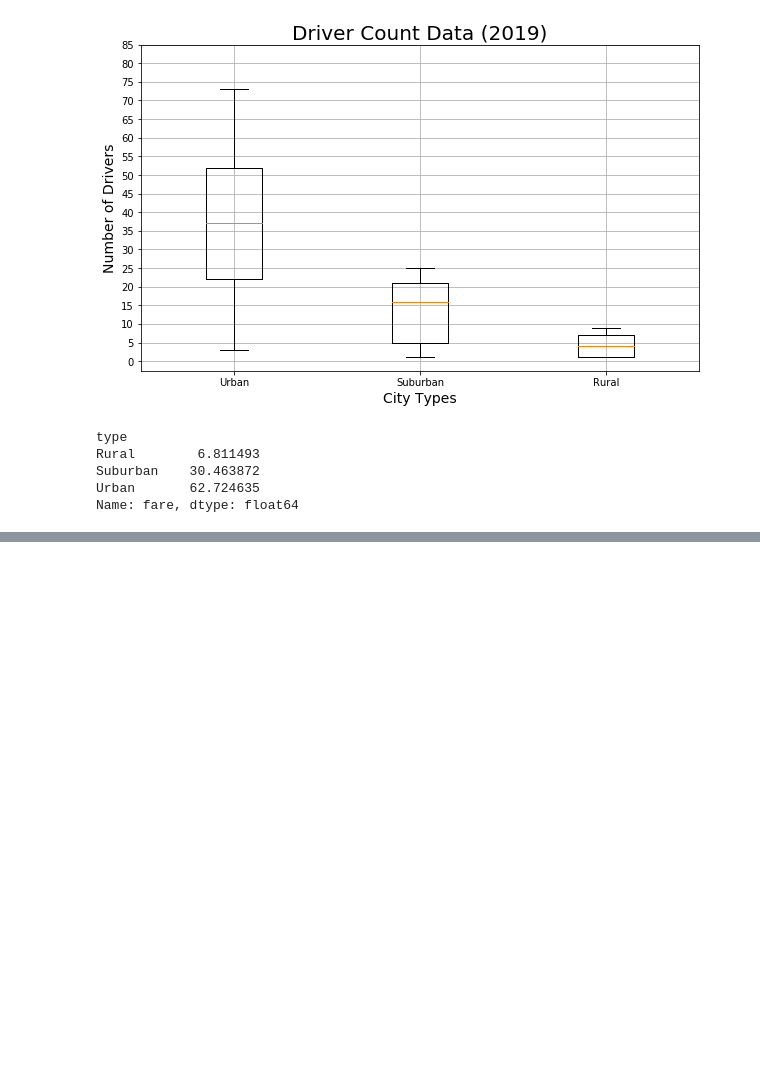
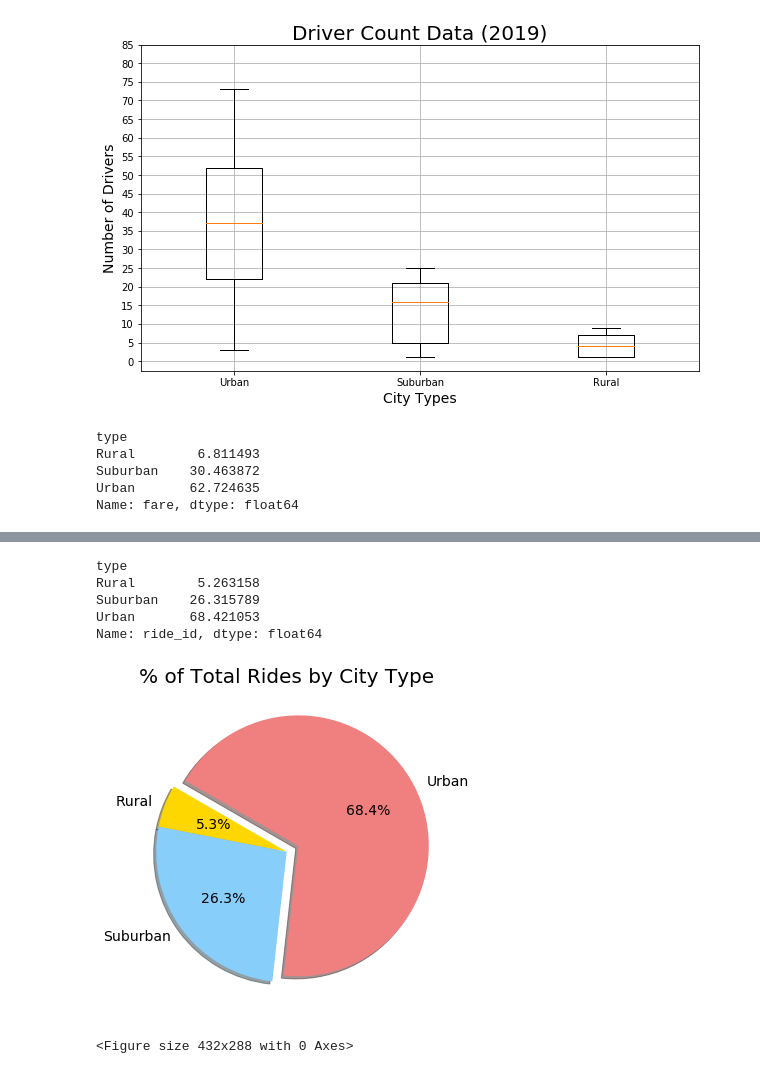
Before and after one commit to Nikhita09/PyBer_Analysis, a Jupyter notebook: Pyber.ipynb, the cells around one changed output, grey strips where cells are left out. Saved outputs shown, nothing was run; the diff lists cells and outputs as text; code cells hidden in the pictures; blank space fills up the shorter version.

Commit message:
Pie Chart for Percentage of Rides by City Type

```diff
--- a/Pyber.ipynb
+++ b/Pyber.ipynb
@@ -380 +381,20 @@ plt.savefig("analysis/Fig5.png")
 <Figure size 432x288 with 0 Axes>
+# %%
+ride_percent = 100*pyber_data_df.groupby(["type"]).count()["ride_id"]/pyber_data_df["ride_id"].count()
+ride_percent
+# %% [output]
+type
+Rural        5.263158
+Suburban    26.315789
+Urban       68.421053
+Name: ride_id, dtype: float64
+# %%
+plt.subplots(figsize=(10,6))
+plt.pie(ride_percent, labels = ["Rural", "Suburban", "Urban"], colors=["gold", "lightskyblue", "lightcoral"],
+       explode=[0, 0, 0.1],autopct='%1.1f%%',shadow=True, startangle=150)
+plt.title("% of Total Rides by City Type", fontsize = 20)
+plt.show()
+plt.savefig("Analysis/Fig6.png")
+# %% [output]
+[figure, added]
+<Figure size 432x288 with 0 Axes>
```
Also changed, not shown: parts of 2 cells of this notebook.
